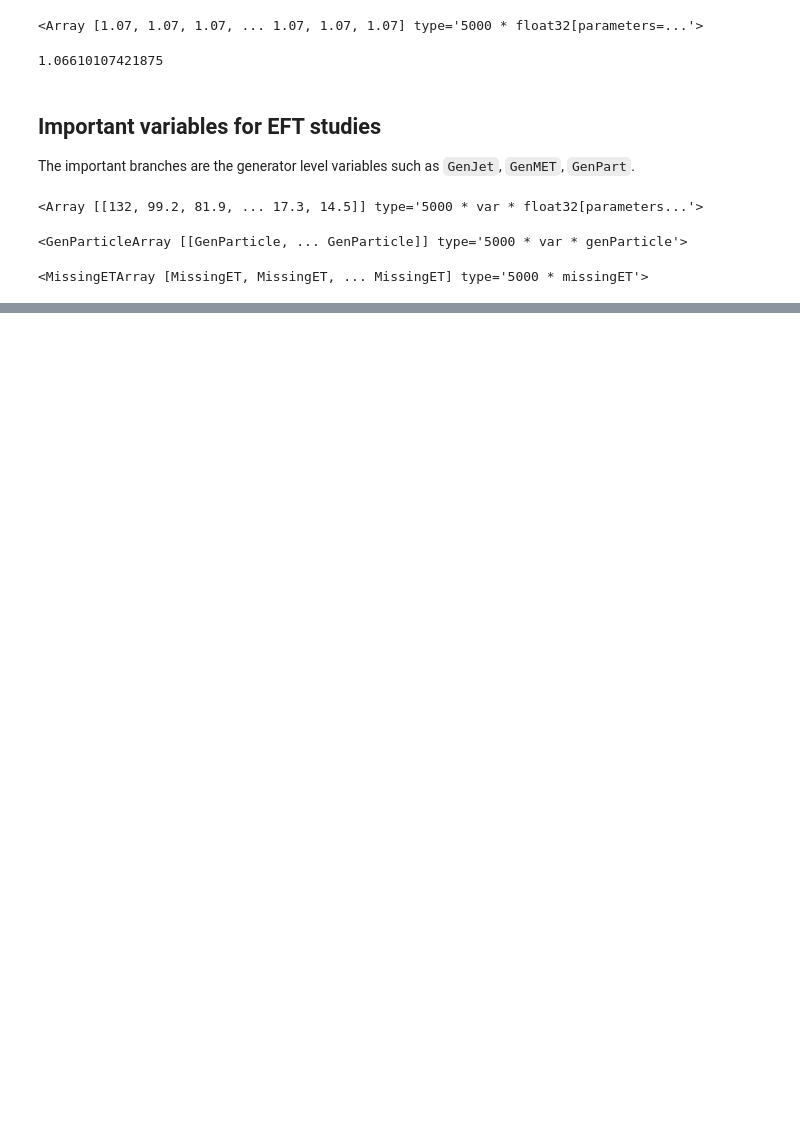
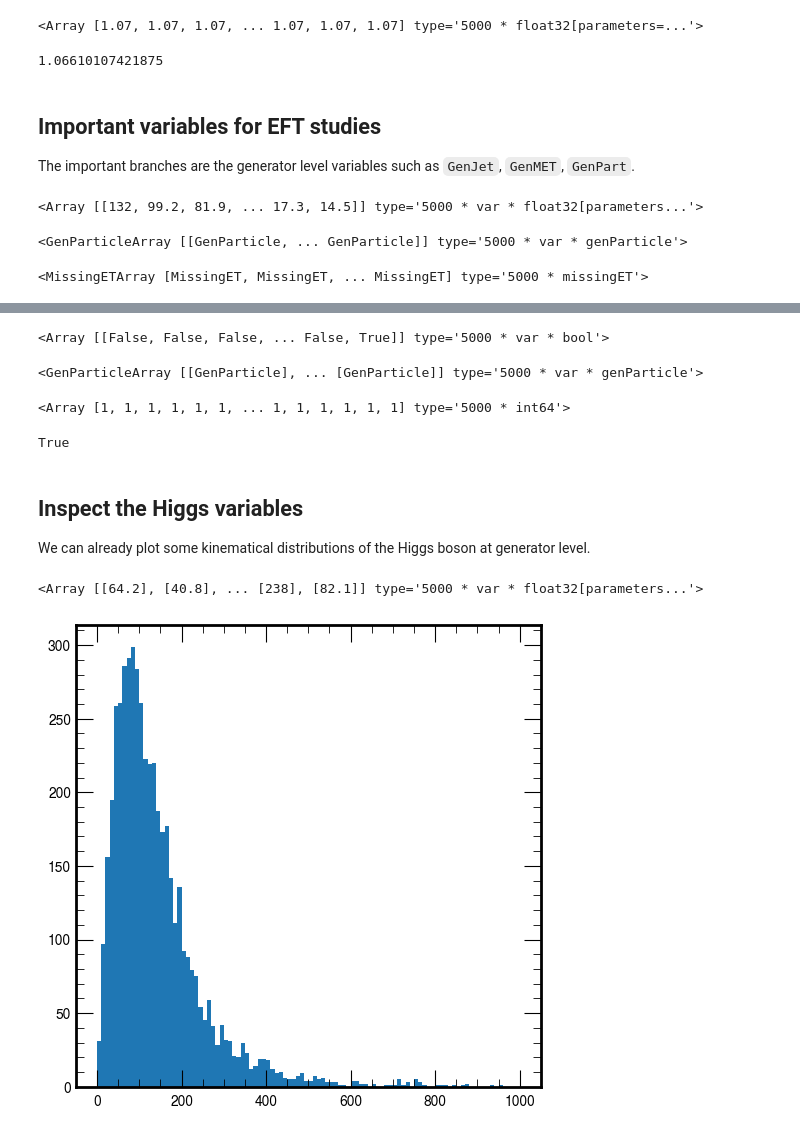
Before and after one commit to PocketCoffea/AnalysisConfigs, a Jupyter notebook: configs/ttHbb/semileptonic/eft/inspect_eft.ipynb, the cells around one changed output, grey strips where cells are left out. Saved outputs shown, nothing was run; the diff lists cells and outputs as text; code cells hidden in the pictures; blank space fills up the shorter version.

Commit message:
Update notebook to study Higgs

```diff
--- a/configs/ttHbb/semileptonic/eft/inspect_eft.ipynb
+++ b/configs/ttHbb/semileptonic/eft/inspect_eft.ipynb
@@ -6,15 +6,16 @@ import os
 import numpy as np
 import awkward as ak
 
-#import matplotlib
-#import matplotlib.pyplot as plt
-#import mplhep as hep
+import matplotlib
+import matplotlib.pyplot as plt
+import mplhep as hep
 
 from coffea.nanoevents import NanoEventsFactory, NanoAODSchema
 
-#fontsize=12
-#plt.style.use([hep.style.ROOT, {'font.size': fontsize}])
-#plt.rcParams.update({'font.size': fontsize})
+fontsize=12
+plt.style.use([hep.style.ROOT, {'font.size': fontsize}])
+plt.rcParams.update({'font.size': fontsize})
+plt.rcParams.update({'figure.figsize' : (6, 6)})
 # %%
 fname = "/work/mmarcheg/AnalysisConfigs/configs/ttHbb/semileptonic/eft/test_eft_1.root"
 events = NanoEventsFactory.from_root(
@@ -79,0 +83,3 @@ events.GenMET
+# %%
+is_higgs = events.GenPart.pdgId == 25 # Select Higgs bosons from GenPart
+is_higgs
@@ -79,0 +112,33 @@ events.GenMET
+# %%
+has_children = ak.num(events.GenPart[is_higgs].childrenIdxG, axis=2) == 2 # mask to consider only the GenPart with two children (the b-quarks in the decay H->bb)
+has_children
+# %% [output]
+<Array [[False, False, False, ... False, True]] type='5000 * var * bool'>
+# %%
+higgs = events.GenPart[is_higgs][has_children]
+higgs
+# %% [output]
+<GenParticleArray [[GenParticle], ... [GenParticle]] type='5000 * var * genParticle'>
+# %%
+n_higgs = ak.num(higgs)
+n_higgs
+# %% [output]
+<Array [1, 1, 1, 1, 1, 1, ... 1, 1, 1, 1, 1, 1] type='5000 * int64'>
+# %%
+# Check that there is one and only one Higgs boson per-event
+ak.all(n_higgs == 1)
+# %% [output]
+True
+# %% [markdown]
+## Inspect the Higgs variables
+
+We can already plot some kinematical distributions of the Higgs boson at generator level.
+# %%
+higgs.pt
+# %% [output]
+<Array [[64.2], [40.8], ... [238], [82.1]] type='5000 * var * float32[parameters...'>
+# %%
+pt = ak.flatten(higgs.pt) # flatten the array before plotting with plt.hist()
+plt.hist(pt, bins=100, range=(0, 1000));
+# %% [output]
+[figure, added]
```
Also changed, not shown: parts of 18 cells of this notebook.
